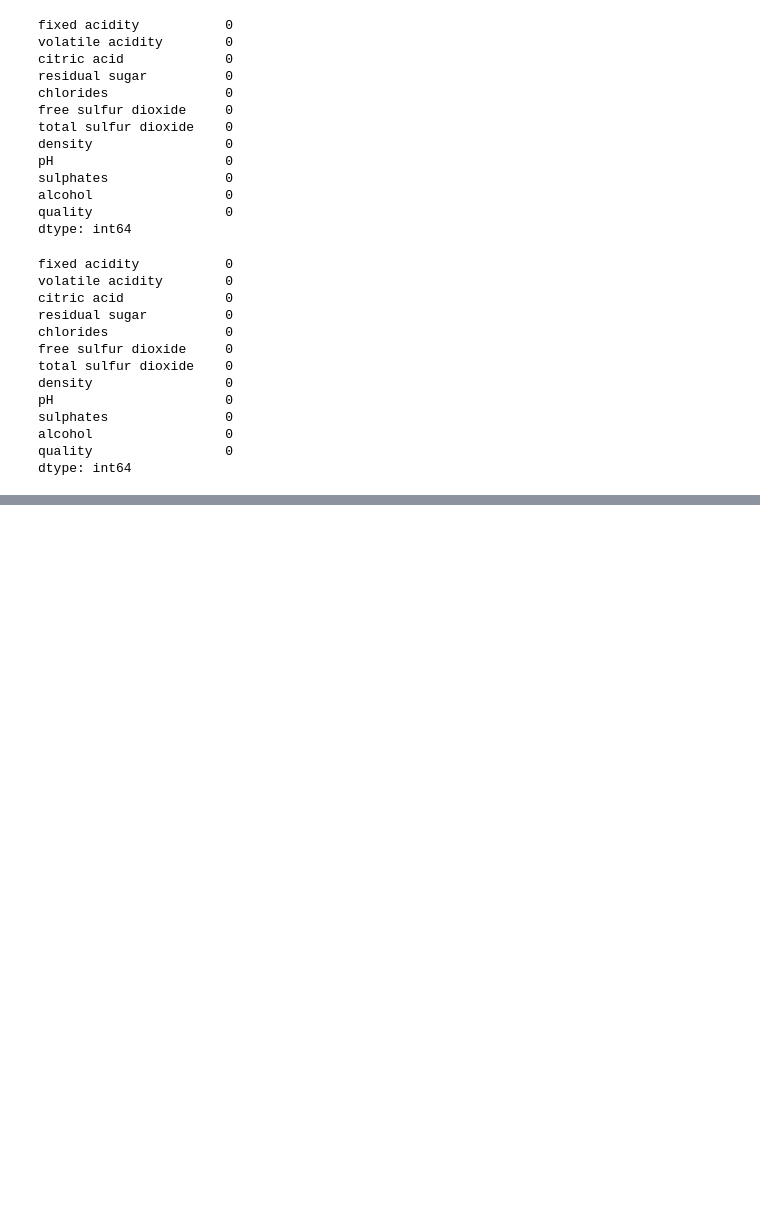
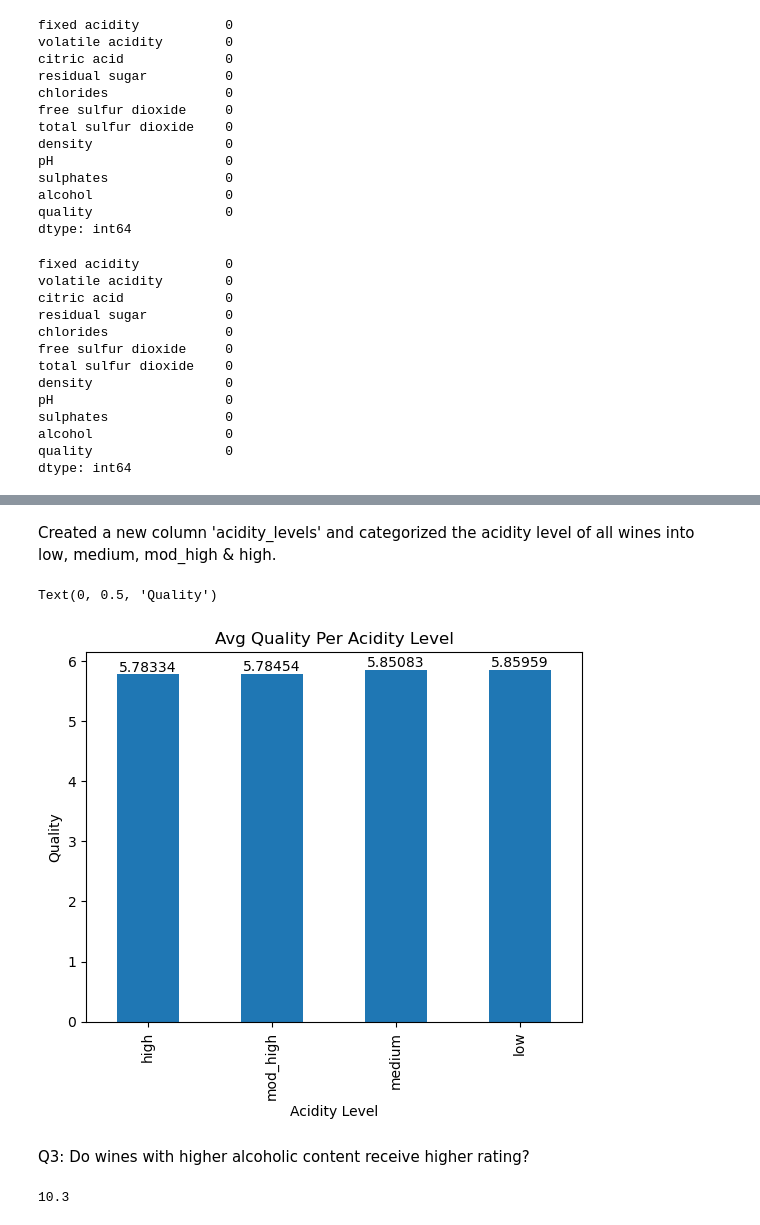
Before and after one commit to ahmed-abuelazm/wine_quality_data, a Jupyter notebook: analysis.ipynb, the cells around one changed output, grey strips where cells are left out. Cells and saved outputs as stored; diff of their text form; code cells hidden in the pictures; blank space fills up the shorter version.

```diff
--- a/analysis.ipynb
+++ b/analysis.ipynb
@@ -124,0 +238,6 @@ dtype: int64
+# %%
+bin_edges = [2.72, 3.11, 3.21, 3.32, 4.01]
+bin_names = ['high', 'mod_high', 'medium', 'low']
+
+df['acidity_level'] = pd.cut(df['pH'], bin_edges, labels=bin_names)
+df.head()
@@ -124,0 +251,19 @@ dtype: int64
+# %% [markdown]
+Created a new column 'acidity_levels' and categorized the acidity level of all wines into low, medium, mod_high & high.
+# %%
+fig = df.groupby('acidity_level').mean(numeric_only=True).quality.plot(kind='bar', title='Avg Quality Per Acidity Level')
+fig.bar_label(fig.containers[0]);
+plt.xlabel('Acidity Level')
+plt.ylabel('Quality')
+# %% [output]
+Text(0, 0.5, 'Quality')
+[figure, added]
+# %% [markdown]
+Q3: Do wines with higher alcoholic content receive higher rating?
+# %%
+# categorize alcoholic content into 2 groups, low being below the median, and high being above or equal to the median.
+# then find the mean quality for each group.
+alcohol_median = df['alcohol'].median()
+alcohol_median
+# %% [output]
+10.3
```
Also changed, not shown: parts of 19 cells of this notebook.
